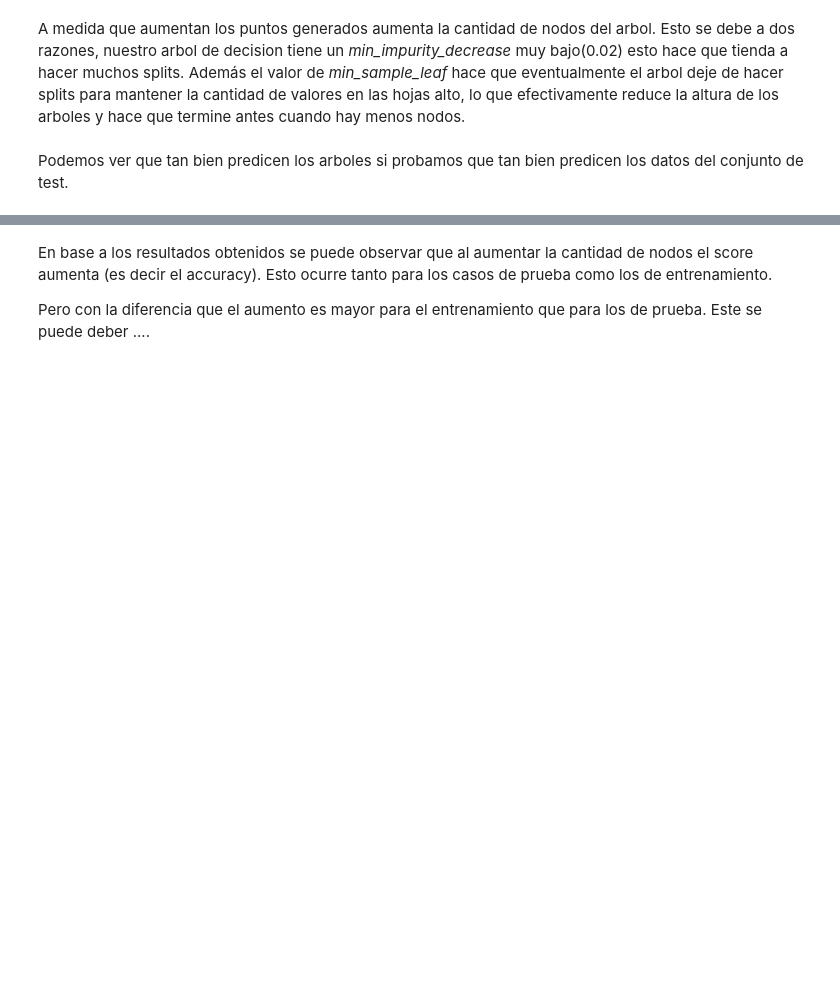
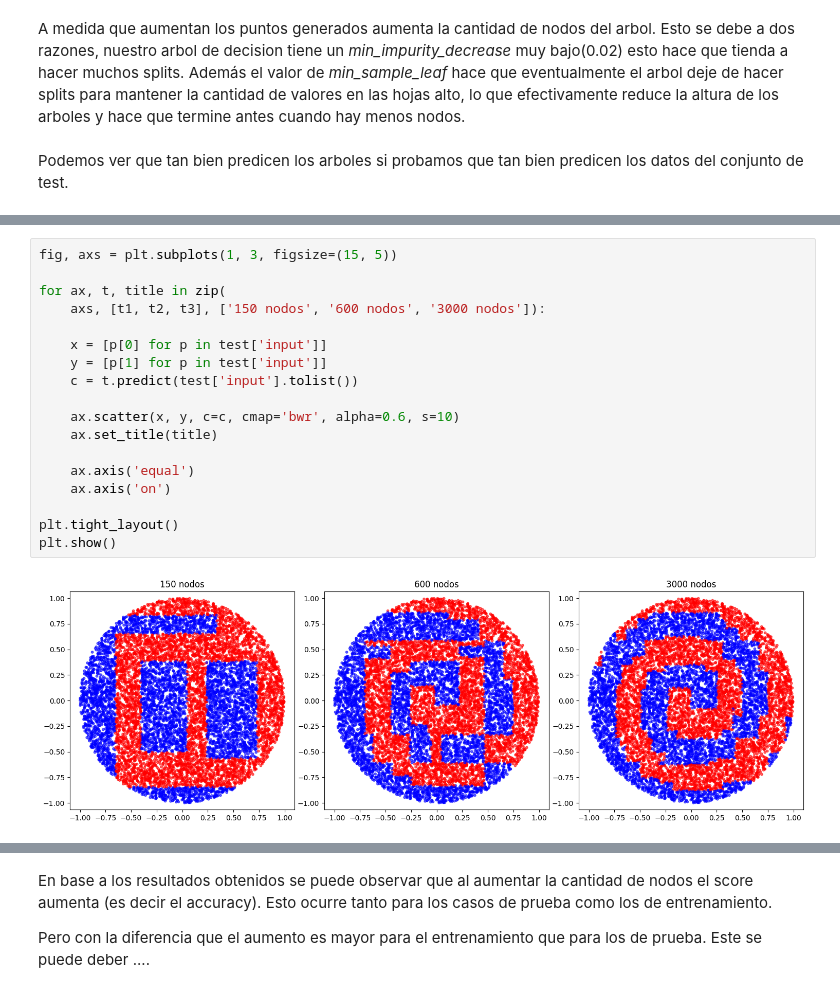
Before and after one commit to DonBerge/IIA-TPS, a Jupyter notebook: TP3/IIA24_ML_Generacion.ipynb, the cells around one changed output, grey strips where cells are left out. Drawn from its saved outputs; the diff is of its cells as text; blank space fills up the shorter version.

```diff
--- a/TP3/IIA24_ML_Generacion.ipynb
+++ b/TP3/IIA24_ML_Generacion.ipynb
@@ -418,0 +293,20 @@ plotTrainTest()
+# %%
+fig, axs = plt.subplots(1, 3, figsize=(15, 5))
+
+for ax, t, title in zip(
+    axs, [t1, t2, t3], ['150 nodos', '600 nodos', '3000 nodos']):
+
+    x = [p[0] for p in test['input']]
+    y = [p[1] for p in test['input']]
+    c = t.predict(test['input'].tolist())
+
+    ax.scatter(x, y, c=c, cmap='bwr', alpha=0.6, s=10)
+    ax.set_title(title)
+
+    ax.axis('equal')
+    ax.axis('on')
+
+plt.tight_layout()
+plt.show()
+# %% [output]
+[figure, added]
```
Also changed, not shown: parts of 22 cells of this notebook.
